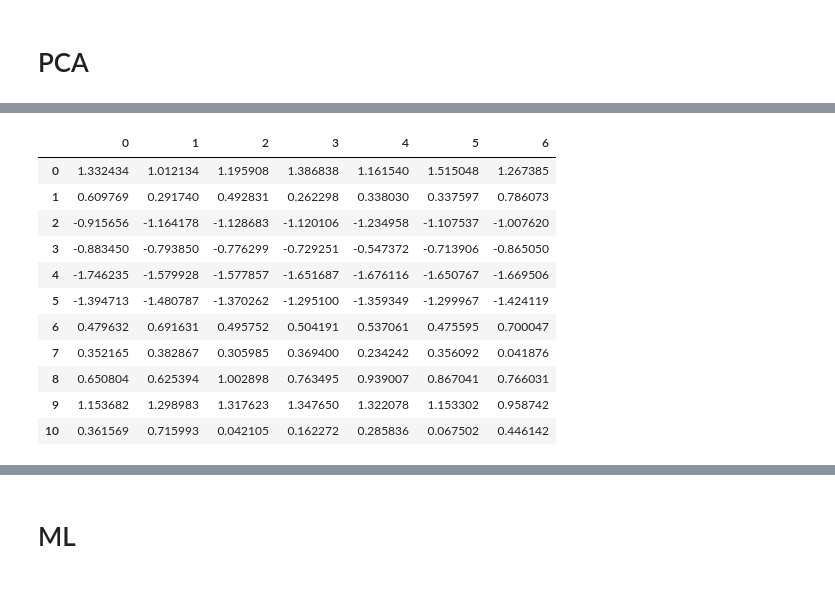
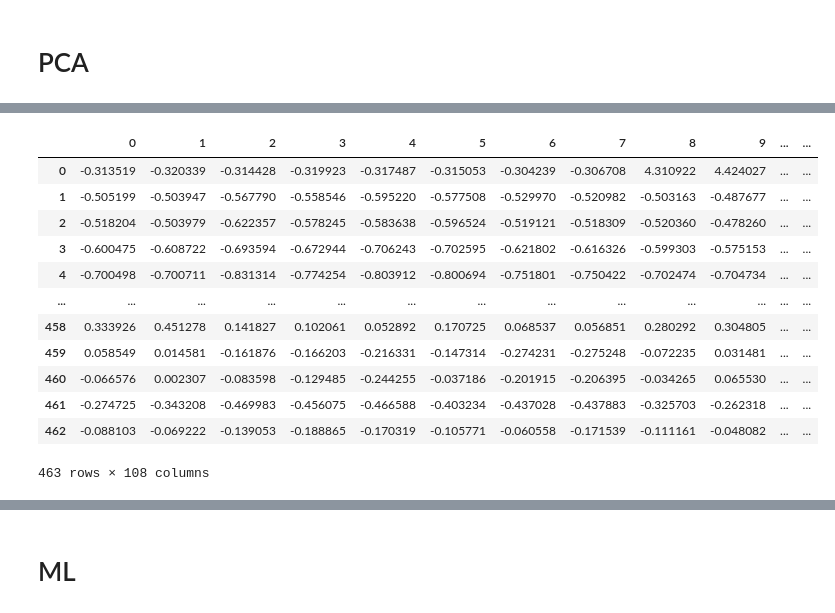
Before and after one commit to chen0112/oil-fingerprinting, a Jupyter notebook: Oil Fingerprinting.ipynb, the cells around one changed output, grey strips where cells are left out. Cells and saved outputs as stored; diff of their text form; code cells hidden in the pictures.

```diff
--- a/Oil Fingerprinting.ipynb
+++ b/Oil Fingerprinting.ipynb
@@ -24,19 +26,20 @@ df
 # %%
-scaled_data=preprocessing.StandardScaler().fit_transform(df.T)
+scaled_data=preprocessing.scale(Terpanes.T)
 pd.DataFrame(scaled_data)
 # %% [output]
-|  | 0 | 1 | 2 | 3 | 4 | 5 | 6 |
-| 0 | 1.332434 | 1.012134 | 1.195908 | 1.386838 | 1.161540 | 1.515048 | 1.267385 |
-| 1 | 0.609769 | 0.291740 | 0.492831 | 0.262298 | 0.338030 | 0.337597 | 0.786073 |
-| 2 | -0.915656 | -1.164178 | -1.128683 | -1.120106 | -1.234958 | -1.107537 | -1.007620 |
-| 3 | -0.883450 | -0.793850 | -0.776299 | -0.729251 | -0.547372 | -0.713906 | -0.865050 |
-| 4 | -1.746235 | -1.579928 | -1.577857 | -1.651687 | -1.676116 | -1.650767 | -1.669506 |
-| 5 | -1.394713 | -1.480787 | -1.370262 | -1.295100 | -1.359349 | -1.299967 | -1.424119 |
-| 6 | 0.479632 | 0.691631 | 0.495752 | 0.504191 | 0.537061 | 0.475595 | 0.700047 |
-| 7 | 0.352165 | 0.382867 | 0.305985 | 0.369400 | 0.234242 | 0.356092 | 0.041876 |
-| 8 | 0.650804 | 0.625394 | 1.002898 | 0.763495 | 0.939007 | 0.867041 | 0.766031 |
-| 9 | 1.153682 | 1.298983 | 1.317623 | 1.347650 | 1.322078 | 1.153302 | 0.958742 |
-| 10 | 0.361569 | 0.715993 | 0.042105 | 0.162272 | 0.285836 | 0.067502 | 0.446142 |
+|  | 0 | 1 | 2 | 3 | 4 | 5 | 6 | 7 | 8 | 9 | ... | ... |
+| 0 | -0.313519 | -0.320339 | -0.314428 | -0.319923 | -0.317487 | -0.315053 | -0.304239 | -0.306708 | 4.310922 | 4.424027 | ... | ... |
+| 1 | -0.505199 | -0.503947 | -0.567790 | -0.558546 | -0.595220 | -0.577508 | -0.529970 | -0.520982 | -0.503163 | -0.487677 | ... | ... |
+| 2 | -0.518204 | -0.503979 | -0.622357 | -0.578245 | -0.583638 | -0.596524 | -0.519121 | -0.518309 | -0.520360 | -0.478260 | ... | ... |
+| 3 | -0.600475 | -0.608722 | -0.693594 | -0.672944 | -0.706243 | -0.702595 | -0.621802 | -0.616326 | -0.599303 | -0.575153 | ... | ... |
+| 4 | -0.700498 | -0.700711 | -0.831314 | -0.774254 | -0.803912 | -0.800694 | -0.751801 | -0.750422 | -0.702474 | -0.704734 | ... | ... |
+| ... | ... | ... | ... | ... | ... | ... | ... | ... | ... | ... | ... | ... |
+| 458 | 0.333926 | 0.451278 | 0.141827 | 0.102061 | 0.052892 | 0.170725 | 0.068537 | 0.056851 | 0.280292 | 0.304805 | ... | ... |
+| 459 | 0.058549 | 0.014581 | -0.161876 | -0.166203 | -0.216331 | -0.147314 | -0.274231 | -0.275248 | -0.072235 | 0.031481 | ... | ... |
+| 460 | -0.066576 | 0.002307 | -0.083598 | -0.129485 | -0.244255 | -0.037186 | -0.201915 | -0.206395 | -0.034265 | 0.065530 | ... | ... |
+| 461 | -0.274725 | -0.343208 | -0.469983 | -0.456075 | -0.466588 | -0.403234 | -0.437028 | -0.437883 | -0.325703 | -0.262318 | ... | ... |
+| 462 | -0.088103 | -0.069222 | -0.139053 | -0.188865 | -0.170319 | -0.105771 | -0.060558 | -0.171539 | -0.111161 | -0.048082 | ... | ... |
+463 rows × 108 columns
 # %%
 pca=PCA()
 # %%
```
Also changed, not shown: parts of 68 cells of this notebook.
